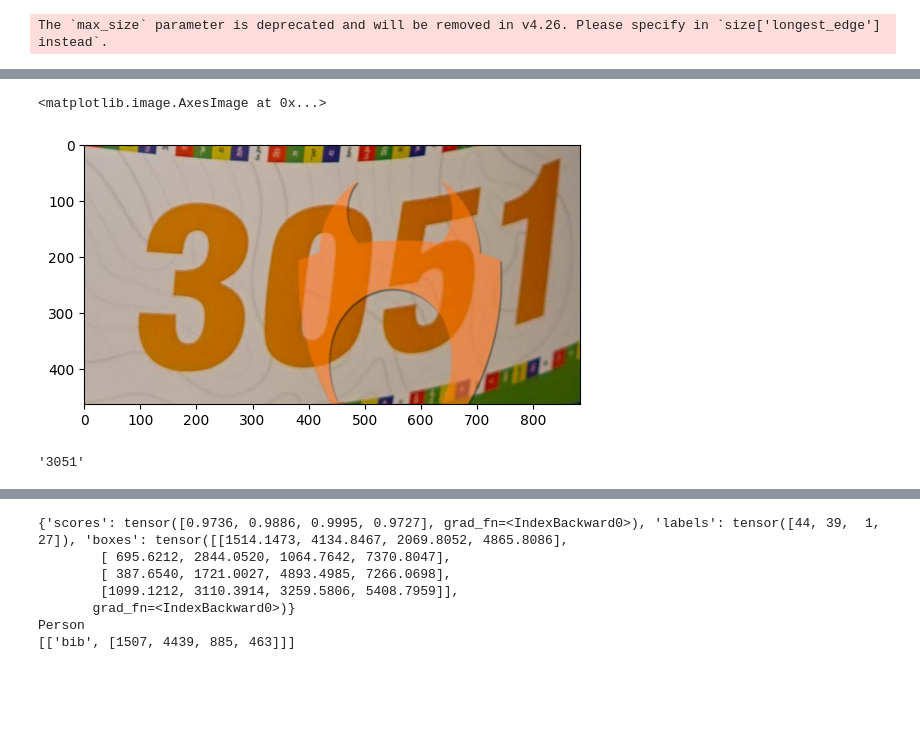
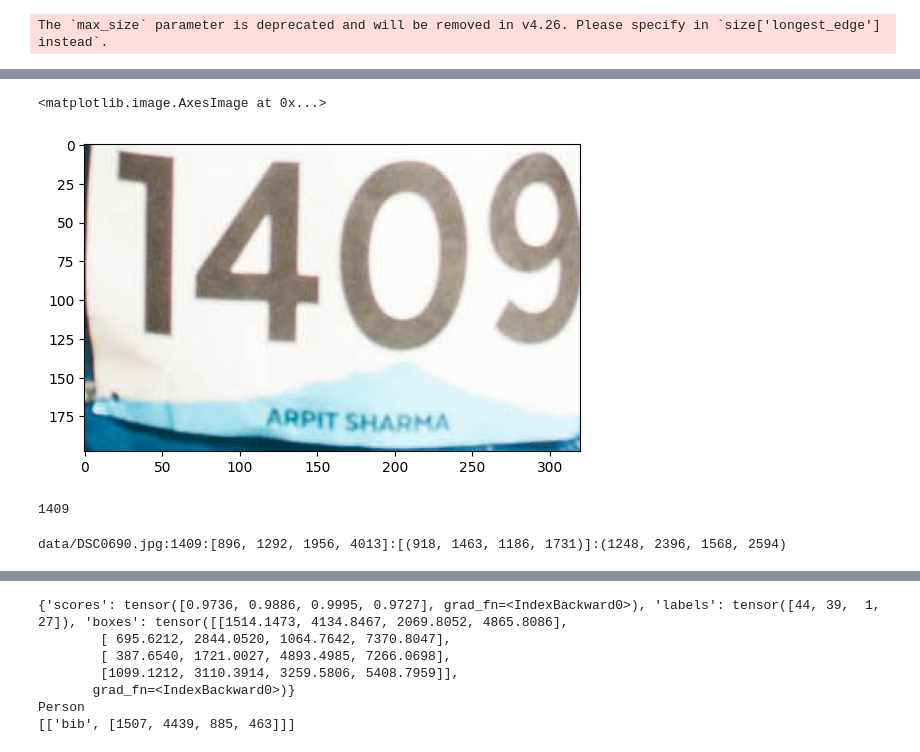
Before and after one commit to sharma-arpit/face-bib-mapping, a Jupyter notebook: Integrated_Pipeline.ipynb, the cells around one changed output, grey strips where cells are left out. Drawn from its saved outputs; the diff is of its cells as text; code cells hidden in the pictures; blank space fills up the shorter version.

Commit message:
face vetors calculated and saved

```diff
--- a/Integrated_Pipeline.ipynb
+++ b/Integrated_Pipeline.ipynb
@@ -56,8 +56,12 @@ results
 # %%
 score, label, box = results["scores"], results["labels"], results["boxes"]
 
-if human_model.config.id2label[label[2].item()] == "person":
-    hbox = [int(i) for i in box[2].tolist()]
+i = 0
+
+if human_model.config.id2label[label[i].item()] == "person":
+    hbox = [int(i) for i in box[i].tolist()]
+    runner.body_location = hbox
+    faces = runner.detect_face()
     human_cropped_pil = img_pil.crop((hbox[0], hbox[1], hbox[2], hbox[3]))
     human_cropped_cv2 = img_cv2[hbox[1]:hbox[3], hbox[0]:hbox[2]]
 else:
@@ -70,5 +81,5 @@ plt.imshow(human_cropped_cv2)
 # %%
-bib_detections = bd.detect(human_cropped_cv2, 0.5)
+bib_detections = bd.detect(human_cropped_cv2, 0.1)
 # %%
 bib_detections
 # %% [output]
@@ -76,14 +87,20 @@ bib_detections
 # %%
 (x, y, w, h) = bib_detections[0][1]
-
-cropped_bib_pil = human_cropped_pil.crop((x, y, x + w, y + h))
-cropped_bib_cv2 = human_cropped_cv2[y:y+h, x:x+w]
+runner.bib_location = (hbox[0] + x, hbox[1] + y, hbox[0] + x + w, hbox[1] + y + h)
+# %%
+(x1, y1, x2, y2) = runner.bib_location
 # %%
-plt.imshow(cropped_bib_cv2)
+plt.imshow(img_cv2[y1:y2, x1:x2])
 # %% [output]
 <matplotlib.image.AxesImage at 0x...>
-[figure, old version]
+[figure, new version]
 # %%
-process_image(cropped_bib_pil)
+bib_number = process_image(img_cv2[y1:y2, x1:x2])
+print(bib_number)
 # %% [output]
-'3051'
+1409
+# %%
+runner.bib_number = bib_number
+print(runner)
+# %% [output]
+data/DSC0690.jpg:1409:[896, 1292, 1956, 4013]:[(918, 1463, 1186, 1731)]:(1248, 2396, 1568, 2594)
```
Also changed, not shown: parts of 11 cells of this notebook, 2 other files.
